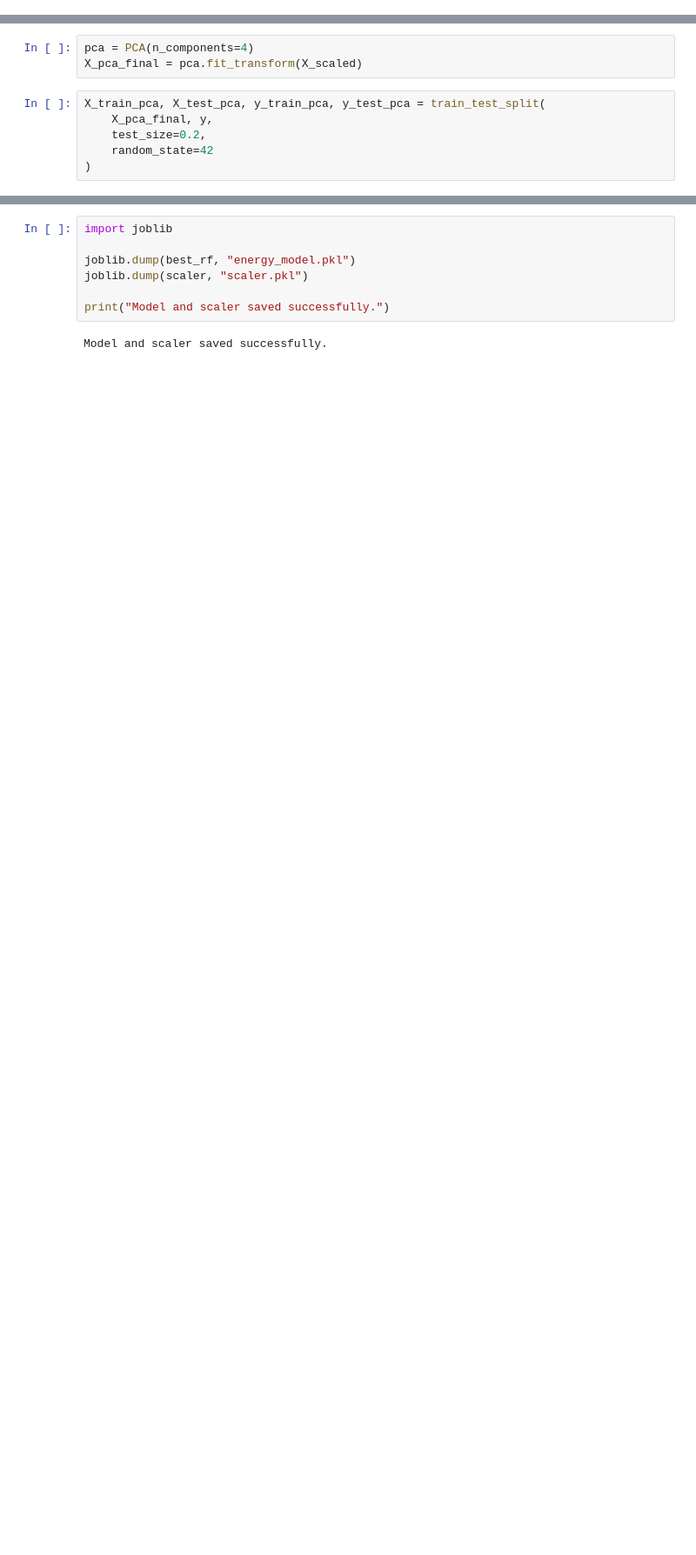
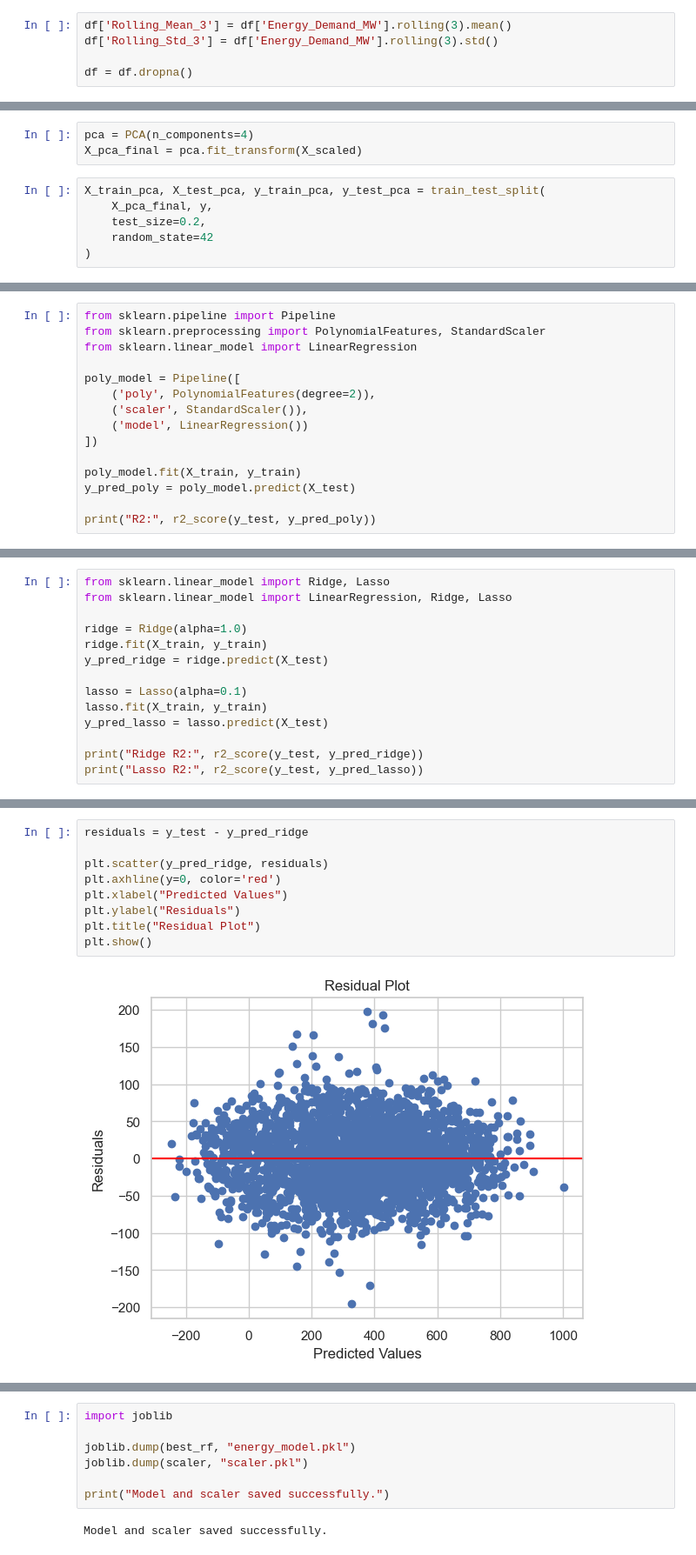
Before and after one commit to tia-345/energy-demand-dashboard, a Jupyter notebook: Energy_Demand_Capstone.ipynb, the cells around one changed output, grey strips where cells are left out. Shown at 87% size. Drawn from its saved outputs; the diff is of its cells as text; blank space fills up the shorter version.

```diff
--- a/Energy_Demand_Capstone.ipynb
+++ b/Energy_Demand_Capstone.ipynb
@@ -200,4 +224,9 @@ Upper Limit: 993.4727840875
 Number of Outliers: 1
+# %%
+df['Rolling_Mean_3'] = df['Energy_Demand_MW'].rolling(3).mean()
+df['Rolling_Std_3'] = df['Energy_Demand_MW'].rolling(3).std()
+
+df = df.dropna()
 # %%
 df = df[(df['Energy_Demand_MW'] >= lower_limit) &
         (df['Energy_Demand_MW'] <= upper_limit)]
@@ -363,0 +400,15 @@ R2 Score: 0.2508578993070052
+# %%
+from sklearn.pipeline import Pipeline
+from sklearn.preprocessing import PolynomialFeatures, StandardScaler
+from sklearn.linear_model import LinearRegression
+
+poly_model = Pipeline([
+    ('poly', PolynomialFeatures(degree=2)),
+    ('scaler', StandardScaler()),
+    ('model', LinearRegression())
+])
+
+poly_model.fit(X_train, y_train)
+y_pred_poly = poly_model.predict(X_test)
+
+print("R2:", r2_score(y_test, y_pred_poly))
@@ -363,0 +417,14 @@ R2 Score: 0.2508578993070052
+# %%
+from sklearn.linear_model import Ridge, Lasso
+from sklearn.linear_model import LinearRegression, Ridge, Lasso
+
+ridge = Ridge(alpha=1.0)
+ridge.fit(X_train, y_train)
+y_pred_ridge = ridge.predict(X_test)
+
+lasso = Lasso(alpha=0.1)
+lasso.fit(X_train, y_train)
+y_pred_lasso = lasso.predict(X_test)
+
+print("Ridge R2:", r2_score(y_test, y_pred_ridge))
+print("Lasso R2:", r2_score(y_test, y_pred_lasso))
@@ -513,0 +615,11 @@ plt.show()
+# %%
+residuals = y_test - y_pred_ridge
+
+plt.scatter(y_pred_ridge, residuals)
+plt.axhline(y=0, color='red')
+plt.xlabel("Predicted Values")
+plt.ylabel("Residuals")
+plt.title("Residual Plot")
+plt.show()
+# %% [output]
+[figure, added]
```
Also changed, not shown: parts of 52 cells of this notebook, 6 other files.
